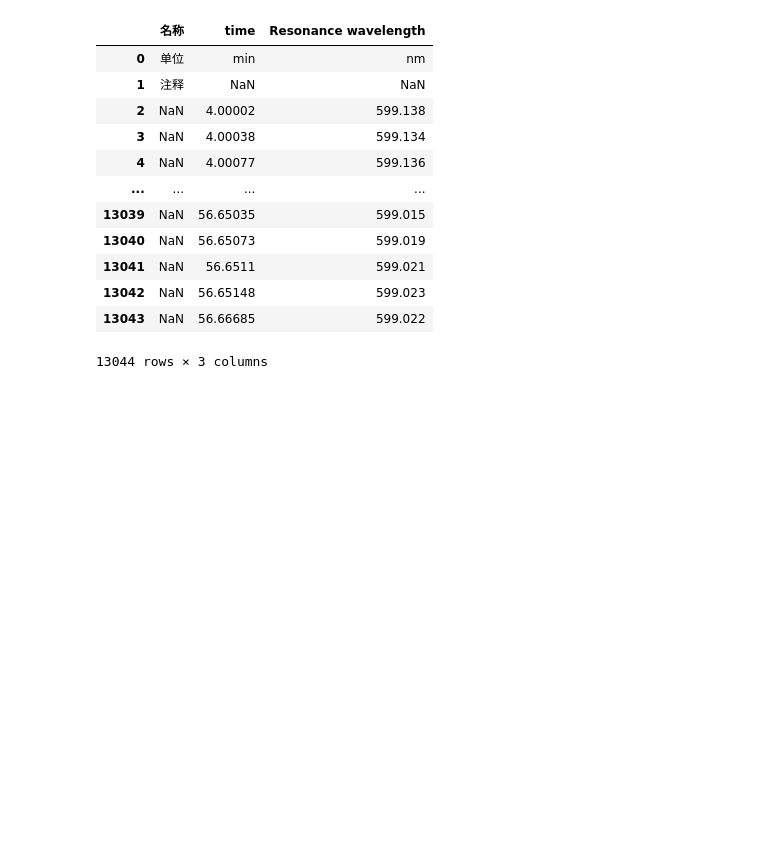
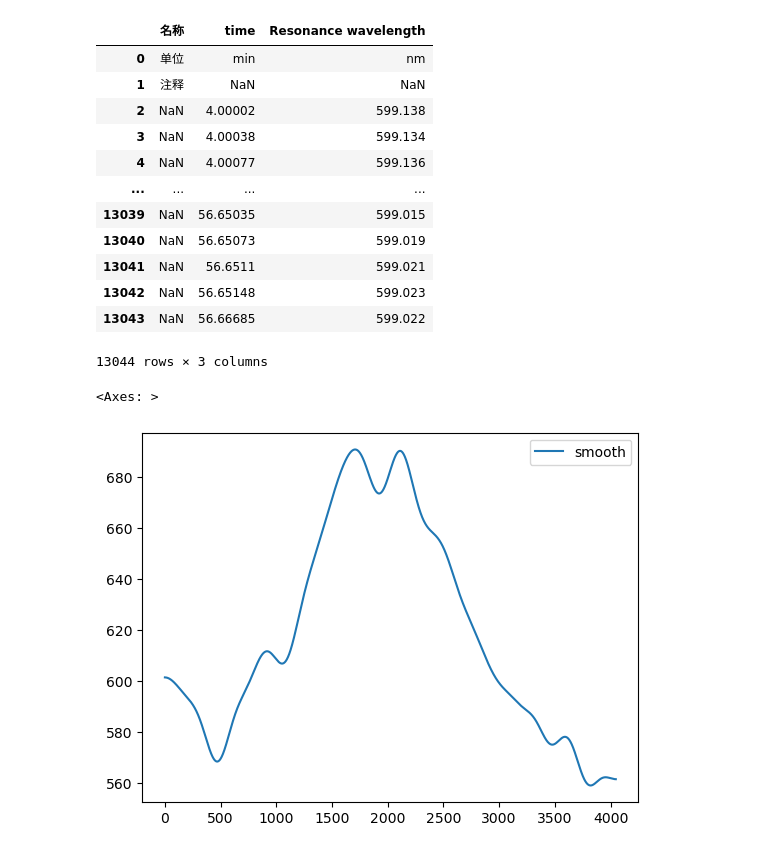
Before and after one commit to RuihaoQiu/FiberX, a Jupyter notebook: Untitled.ipynb, the cells around one changed output. Saved outputs shown, nothing was run; the diff lists cells and outputs as text; code cells hidden in the pictures; blank space fills up the shorter version.

```diff
--- a/Untitled.ipynb
+++ b/Untitled.ipynb
@@ -209,0 +215,9 @@ df
+# %%
+df = pd.read_csv("../data/dark/dark-240422-143813.csv")
+# %%
+df["smooth"]=gaussian_filter1d(df.intensity, sigma=100)
+# %%
+df.plot(y=["smooth"])
+# %% [output]
+<Axes: >
+[figure, added]
```
Also changed, not shown: parts of 2 cells of this notebook, 2 other files.
